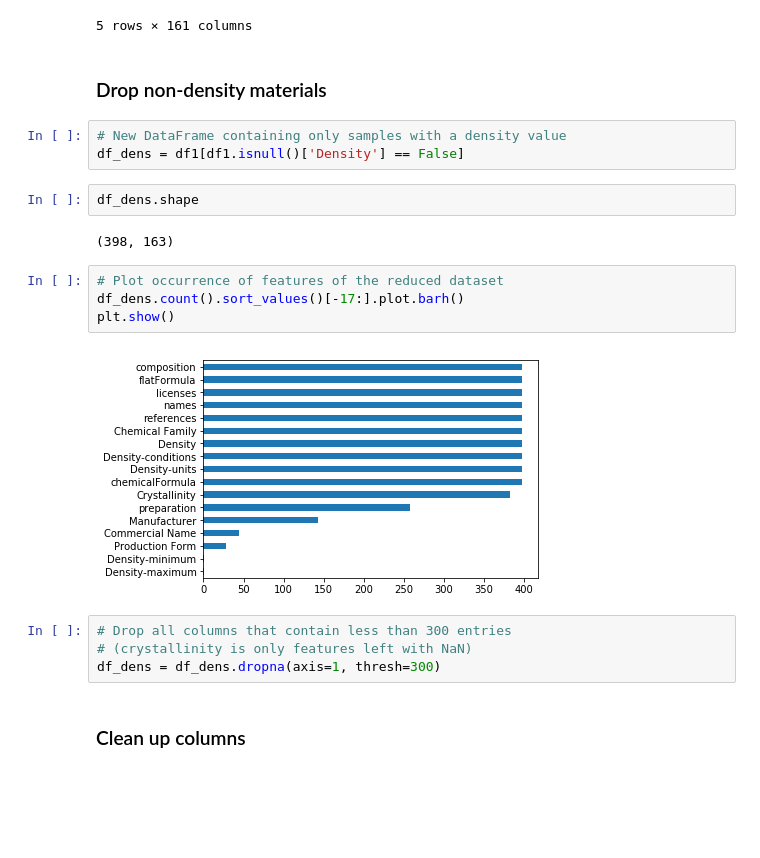
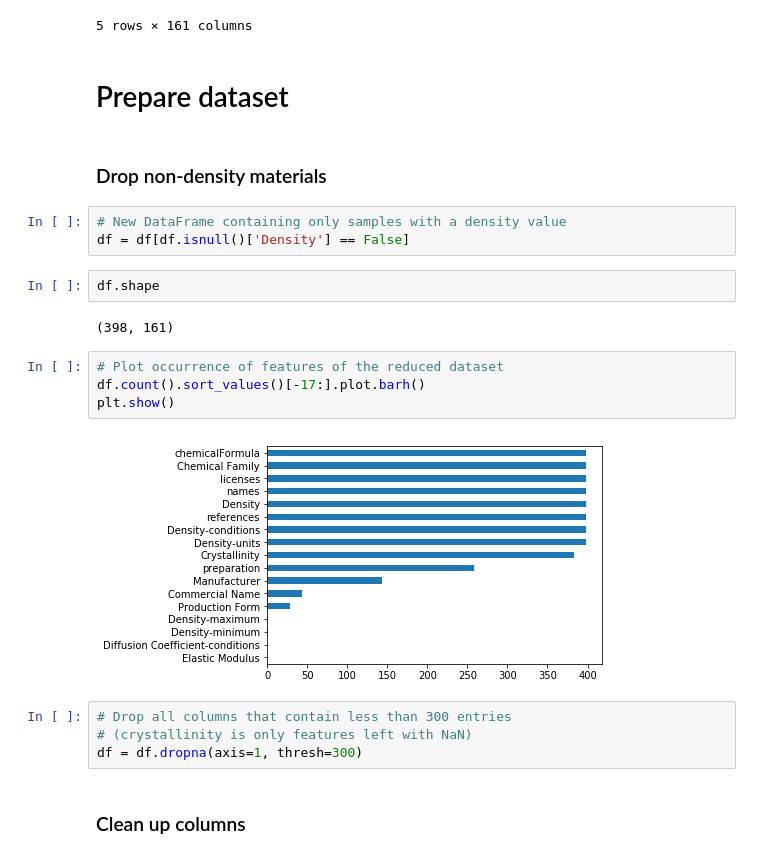
Before and after one commit to ckborg/DSW2018, a Jupyter notebook: develop/2018-07-25-cbr-feature-selection.ipynb, the cells around one changed output. Cells and saved outputs as stored; diff of their text form; blank space fills up the shorter version.

```diff
--- a/develop/2018-07-25-cbr-feature-selection.ipynb
+++ b/develop/2018-07-25-cbr-feature-selection.ipynb
@@ -17,25 +18,27 @@ df.head()
 | 4 | Si3N4.xCeO2.ySiC | [{'name': 'NIST_SRD-30'}] | [Silicon nitride composite] | [{'name': 'Hot Pressing'}] | [{'citation': 'Effect of Silicon ... | NaN | NaN | ... |
 | 5 | Si3N4 | [{'name': 'NIST_SRD-30'}] | [Silicon nitride] | [{'name': 'Hot Isostatic Pressing'}] | [{'citation': 'Corrosion of Silic... | NaN | NaN | ... |
 5 rows × 161 columns
+# %% [markdown]
+# Prepare dataset
 # %% [markdown]
 ### Drop non-density materials
 # %%
 # New DataFrame containing only samples with a density value
-df_dens = df1[df1.isnull()['Density'] == False]
+df = df[df.isnull()['Density'] == False]
 # %%
-df_dens.shape
+df.shape
 # %% [output]
-(398, 163)
+(398, 161)
 # %%
 # Plot occurrence of features of the reduced dataset
-df_dens.count().sort_values()[-17:].plot.barh()
+df.count().sort_values()[-17:].plot.barh()
 plt.show()
 # %% [output]
-[figure, old version]
+[figure, new version]
 # %%
 # Drop all columns that contain less than 300 entries
 # (crystallinity is only features left with NaN)
-df_dens = df_dens.dropna(axis=1, thresh=300)
+df = df.dropna(axis=1, thresh=300)
 # %% [markdown]
 ### Clean up columns
 # %% [markdown]
```
Also changed, not shown: parts of 41 cells of this notebook, 2 other files.
